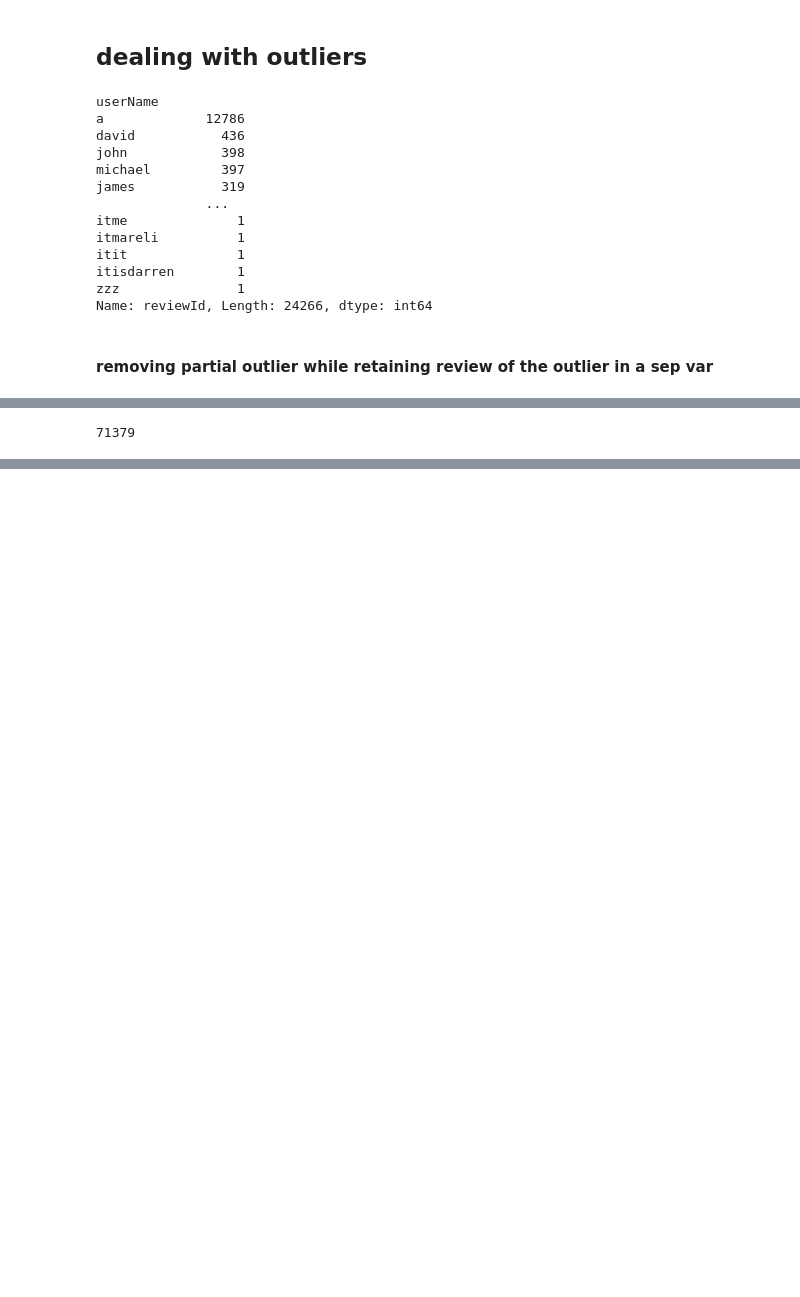
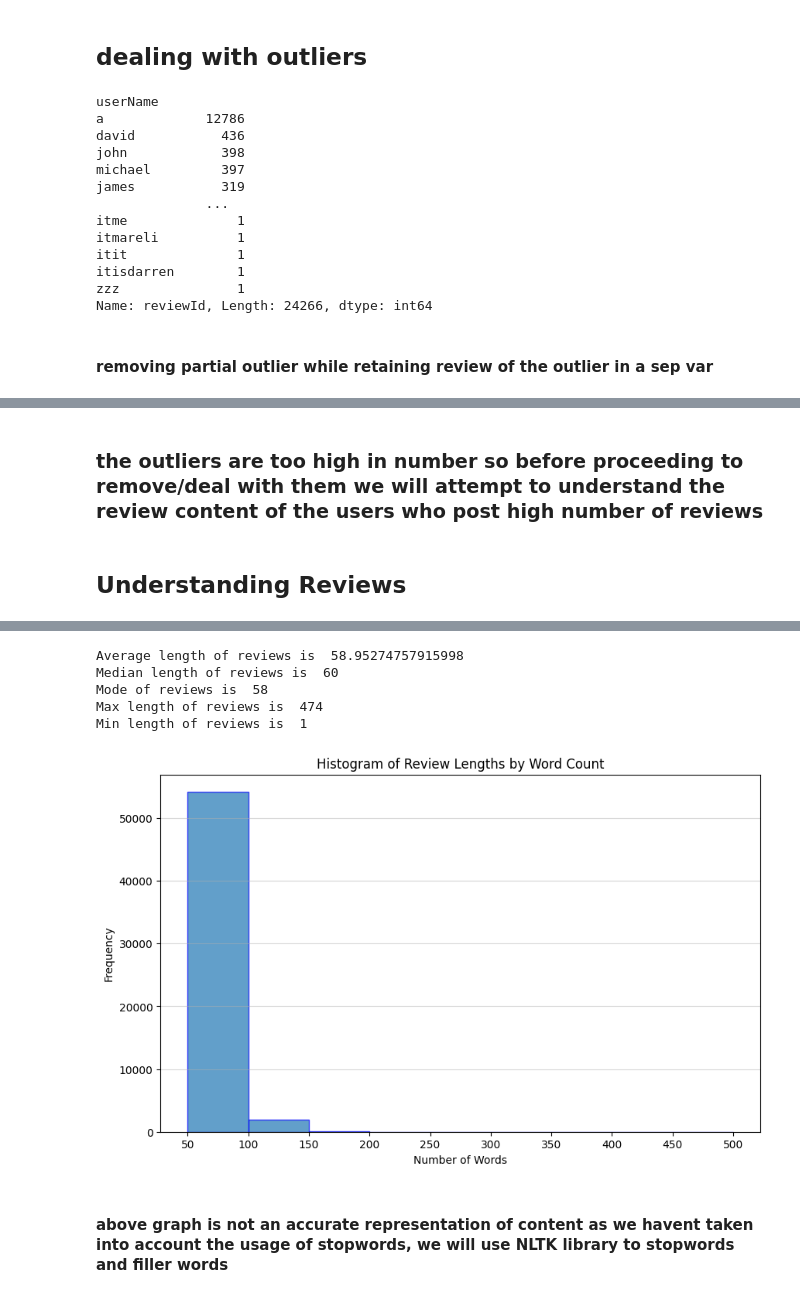
Before and after one commit to dipshi-singh/spotify-review-eda, a Jupyter notebook: Spotify_Review_EDA.ipynb, the cells around one changed output, grey strips where cells are left out. Cells and saved outputs as stored; diff of their text form; code cells hidden in the pictures; blank space fills up the shorter version.

Commit message:
added reviews analysis

```diff
--- a/Spotify_Review_EDA.ipynb
+++ b/Spotify_Review_EDA.ipynb
@@ -226,12 +261,7 @@ dropindices = outlier.index.tolist()
-# %%
-#dropping outlier rows to merge later
-df.drop(dropindices,inplace=True)
-print(len(df))
-# %% [output]
-71379
-# %%
-#merging outliers rows with original df
-df = pd.concat([df,random_outlier],axis=0)
+# %% [markdown]
+### the outliers are too high in number so before proceeding to remove/deal with them we will attempt to understand the review content of the users who post high number of reviews
+# %% [markdown]
+## Understanding Reviews
 # %%
 df.head()
 # %% [output]
@@ -241,3 +271,41 @@ df.head()
 | 2 | 2 | jonathan | Perfect | 5 | 0 | 2024-05-09 | 8.9.36.616 | 16:27:03 |
 | 3 | 3 | cam | Best all around music streaming a... | 5 | 0 | 2024-05-09 | 8.9.38.494 | 16:26:19 |
 | 4 | 4 | your | Are y'all fr gatekeeping the play... | 1 | 0 | 2024-05-09 | 8.9.38.494 | 16:26:14 |
+# %%
+reviews = df['content']
+# %%
+import statistics
+
+reviewsByWord = [i.split(" ") for i in reviews]
+reviewLengthByWord = [len(i) for i in reviewsByWord]
+averageLength = sum(reviewLengthByWord) / len(reviewLengthByWord)
+medianLength = statistics.median(reviewLengthByWord)
+modeLength = statistics.mode(reviewLengthByWord)
+maxLength = max(reviewLengthByWord)
+minLength = min(reviewLengthByWord)
+
+print('Average length of reviews is ',averageLength)
+print('Median length of reviews is ',medianLength)
+print('Mode of reviews is ',modeLength)
+print('Max length of reviews is ',maxLength)
+print('Min length of reviews is ',minLength)
+# %% [output]
+Average length of reviews is  58.95274757915998
+Median length of reviews is  60
+Mode of reviews is  58
+Max length of reviews is  474
+Min length of reviews is  1
+# %%
+plt.figure(figsize=(10, 6))
+bins = [50,100,150,200,250,300,350,400,450,500]
+plt.hist(reviewLengthByWord, bins=bins, edgecolor='blue', alpha=0.7)
+plt.xlabel('Number of Words')
+plt.ylabel('Frequency')
+plt.title('Histogram of Review Lengths by Word Count')
+plt.xticks(bins)
+plt.grid(axis='y', linestyle='-', alpha=0.5)
+plt.show()
+# %% [output]
+[figure, added]
+# %% [markdown]
+#### above graph is not an accurate representation of content as we havent taken into account the usage of stopwords, we will use NLTK library to stopwords and filler words
```
Also changed, not shown: parts of 32 cells of this notebook.
